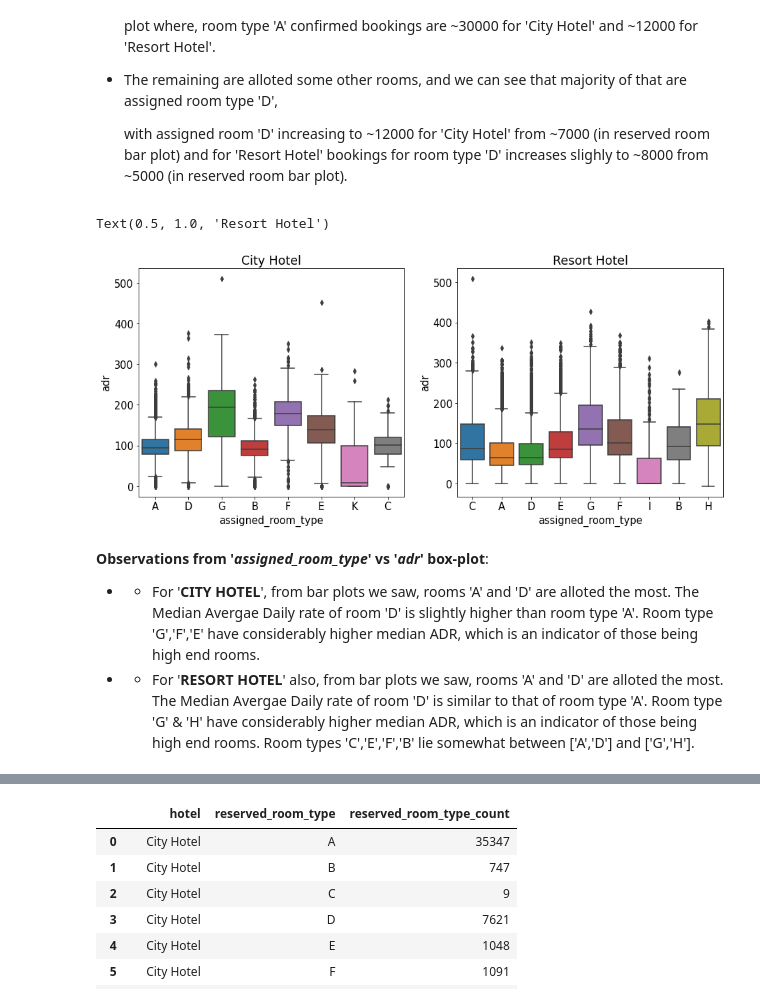
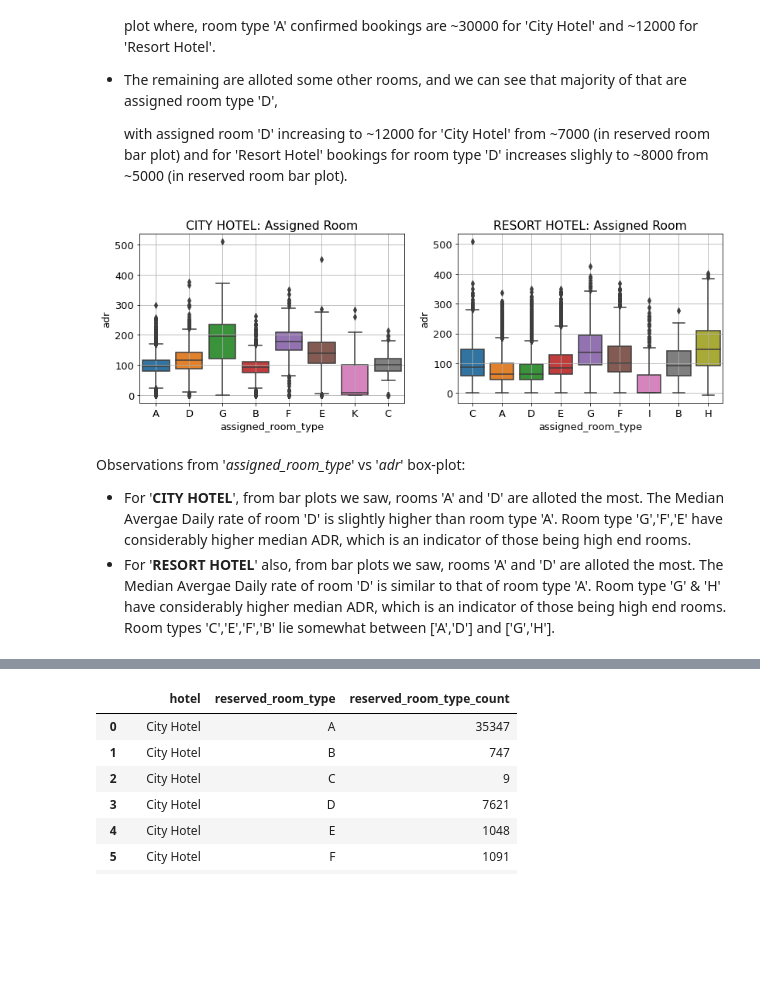
Before and after one commit to Abhi-nav0506/Capstone-EDA-Hotel-Booking, a Jupyter notebook: Hotel_Booking_Analysis_Capstone_Project.ipynb, the cells around one changed output, grey strips where cells are left out. Saved outputs shown, nothing was run; the diff lists cells and outputs as text; code cells hidden in the pictures; blank space fills up the shorter version.

```diff
--- a/Hotel_Booking_Analysis_Capstone_Project.ipynb
+++ b/Hotel_Booking_Analysis_Capstone_Project.ipynb
@@ -227,4 +227,5 @@ hotel_df['arrival_month_year'] = hotel_df['arrival_date'].dt.to_period('M') #ext
 
 hotel_df['total_nights'] = hotel_df['stays_in_weekend_nights'] + hotel_df['stays_in_week_nights']
 hotel_df['kids'] = hotel_df['children'] + hotel_df['babies']
+hotel_df['total_persons'] = hotel_df['kids'] + hotel_df['adults']
 # %%
@@ -317,0 +348,18 @@ plt.show()
+# %%
+#visualization of above cell:
+portuguese_confirmed_df = hotel_confirmed_df[(hotel_confirmed_df['country']=='PRT')].groupby(['hotel']).agg({'is_canceled':'count'}).reset_index().rename(columns = {'is_canceled':'confirmed_bookings'})
+
+non_portuguese_confirmed_df = hotel_confirmed_df[ (hotel_confirmed_df['country']!='PRT') ].groupby(['hotel']).agg({'is_canceled':'count'}).reset_index().rename(columns = {'is_canceled':'confirmed_bookings'})
+
+
+fig, axes1 = plt.subplots(1,2, figsize=(20,6))
+mpl.rcParams['font.size'] = 11
+
+sns.barplot(x = 'hotel', y = 'confirmed_bookings', data = portuguese_confirmed_df, ax=axes1[0])
+axes1[0].set_title('"Portuguese nationals" Hotel wise distribution.')
+axes1[0].grid(True)
+
+
+sns.barplot(x = 'hotel', y = 'confirmed_bookings', data = non_portuguese_confirmed_df, ax=axes1[1])
+axes1[1].set_title('"Non-Portuguese nationals" Hotel wise distribution.')
+axes1[1].grid(True)
@@ -441,19 +526,22 @@ Text(0.5, 1.0, 'Alloted Room Type')
 
   with assigned room 'D' increasing to ~12000 for 'City Hotel' from ~7000 (in reserved room bar plot) and for 'Resort Hotel' bookings for room type 'D' increases slighly to ~8000 from ~5000 (in reserved room bar plot).
 # %%
-fig, axes1 = plt.subplots(1,2, figsize=(15,6))
+# ROOM WISE AVERAGE DAILY RATE (ADR) FOR 'CITY' AND 'RESORT' HOTELS:
+
+fig, axes1 = plt.subplots(1,2, figsize=(13.5,4))
 sns.boxplot(x="assigned_room_type", y="adr", data=hotel_confirmed_df[hotel_confirmed_df['hotel']=='City Hotel'],ax=axes1[0])
-axes1[0].set_title('City Hotel')
+axes1[0].set_title('CITY HOTEL: Assigned Room')
+axes1[0].grid()
+
 sns.boxplot(x="assigned_room_type", y="adr", data=hotel_confirmed_df[hotel_confirmed_df['hotel']=='Resort Hotel'],ax=axes1[1])
-axes1[1].set_title('Resort Hotel')
+axes1[1].set_title('RESORT HOTEL: Assigned Room')
+axes1[1].grid()
 # %% [output]
-Text(0.5, 1.0, 'Resort Hotel')
-[figure, old version]
+[figure, new version]
 # %% [markdown]
-**Observations from '*assigned_room_type*' vs '*adr*' box-plot**:
+Observations from '*assigned_room_type*' vs '*adr*' box-plot:
 
-* * For '**CITY HOTEL**', from bar plots we saw, rooms 'A' and 'D' are alloted the most. The Median Avergae Daily rate of room 'D' is slightly higher than room type 'A'.
+* For '**CITY HOTEL**', from bar plots we saw, rooms 'A' and 'D' are alloted the most. The Median Avergae Daily rate of room 'D' is slightly higher than room type 'A'.
   Room type 'G','F','E' have considerably higher median ADR, which is an indicator of those being high end rooms.
-
-* * For '**RESORT HOTEL**' also, from bar plots we saw, rooms 'A' and 'D' are  alloted the most. The Median Avergae Daily rate of room 'D' is similar to that of room type 'A'.
+* For '**RESORT HOTEL**' also, from bar plots we saw, rooms 'A' and 'D' are  alloted the most. The Median Avergae Daily rate of room 'D' is similar to that of room type 'A'.
   Room type 'G' & 'H' have considerably higher median ADR, which is an indicator of those being high end rooms. Room types 'C','E','F','B' lie somewhat between ['A','D'] and ['G','H'].
```
Also changed, not shown: parts of 40 cells of this notebook.
